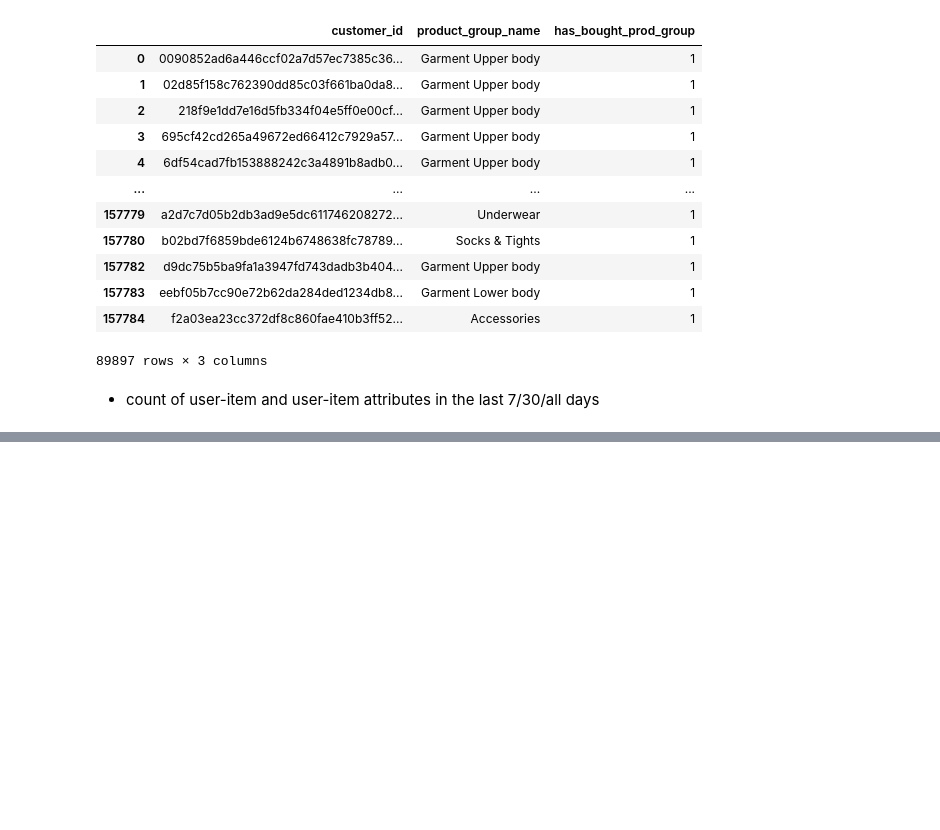
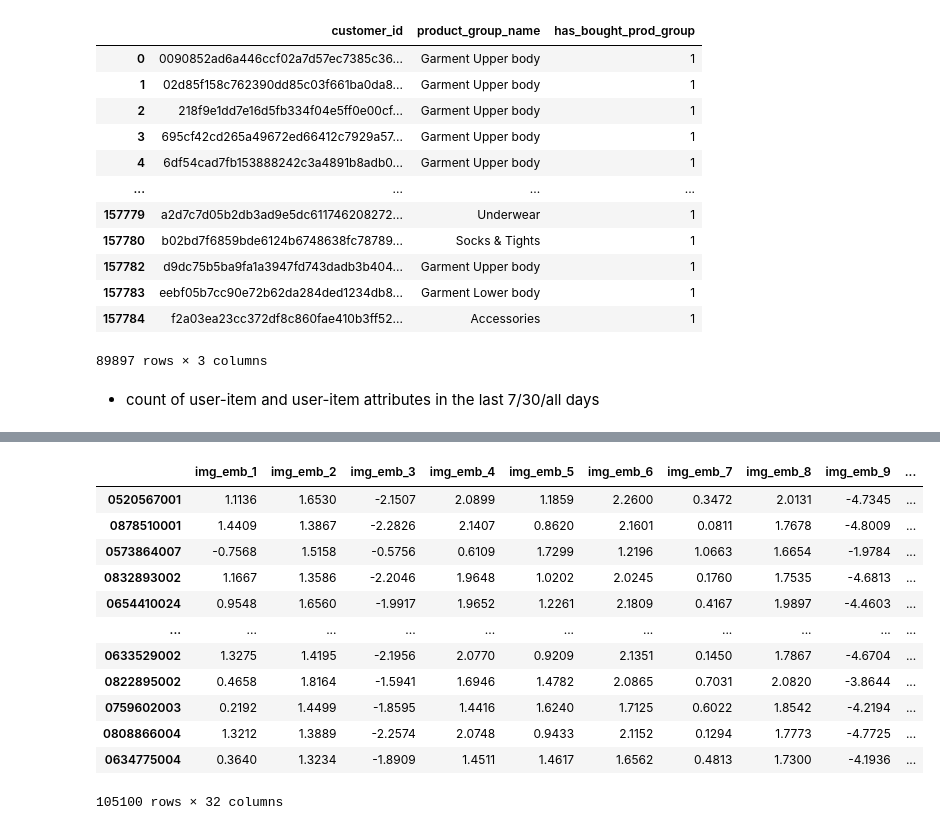
Before and after one commit to getindata/quickstart-ml-blueprints, a Jupyter notebook: notebooks/manual_feature_engineering.ipynb, the cells around one changed output, grey strips where cells are left out. Drawn from its saved outputs; the diff is of its cells as text; code cells hidden in the pictures; blank space fills up the shorter version.

```diff
--- a/notebooks/manual_feature_engineering.ipynb
+++ b/notebooks/manual_feature_engineering.ipynb
@@ -299,0 +555,2 @@ todo - attribute last 7/30/90 days
+# %%
+image_embeddings = context.catalog.load('image_embeddings')
@@ -299,0 +559,16 @@ todo - attribute last 7/30/90 days
+# %%
+image_embeddings
+# %% [output]
+|  | img_emb_1 | img_emb_2 | img_emb_3 | img_emb_4 | img_emb_5 | img_emb_6 | img_emb_7 | img_emb_8 | img_emb_9 | ... |
+| 0520567001 | 1.1136 | 1.6530 | -2.1507 | 2.0899 | 1.1859 | 2.2600 | 0.3472 | 2.0131 | -4.7345 | ... |
+| 0878510001 | 1.4409 | 1.3867 | -2.2826 | 2.1407 | 0.8620 | 2.1601 | 0.0811 | 1.7678 | -4.8009 | ... |
+| 0573864007 | -0.7568 | 1.5158 | -0.5756 | 0.6109 | 1.7299 | 1.2196 | 1.0663 | 1.6654 | -1.9784 | ... |
+| 0832893002 | 1.1667 | 1.3586 | -2.2046 | 1.9648 | 1.0202 | 2.0245 | 0.1760 | 1.7535 | -4.6813 | ... |
+| 0654410024 | 0.9548 | 1.6560 | -1.9917 | 1.9652 | 1.2261 | 2.1809 | 0.4167 | 1.9897 | -4.4603 | ... |
+| ... | ... | ... | ... | ... | ... | ... | ... | ... | ... | ... |
+| 0633529002 | 1.3275 | 1.4195 | -2.1956 | 2.0770 | 0.9209 | 2.1351 | 0.1450 | 1.7867 | -4.6704 | ... |
+| 0822895002 | 0.4658 | 1.8164 | -1.5941 | 1.6946 | 1.4782 | 2.0865 | 0.7031 | 2.0820 | -3.8644 | ... |
+| 0759602003 | 0.2192 | 1.4499 | -1.8595 | 1.4416 | 1.6240 | 1.7125 | 0.6022 | 1.8542 | -4.2194 | ... |
+| 0808866004 | 1.3212 | 1.3889 | -2.2574 | 2.0748 | 0.9433 | 2.1152 | 0.1294 | 1.7773 | -4.7725 | ... |
+| 0634775004 | 0.3640 | 1.3234 | -1.8909 | 1.4511 | 1.4617 | 1.6562 | 0.4813 | 1.7300 | -4.1936 | ... |
+105100 rows × 32 columns
```
Also changed, not shown: parts of 65 cells of this notebook.
